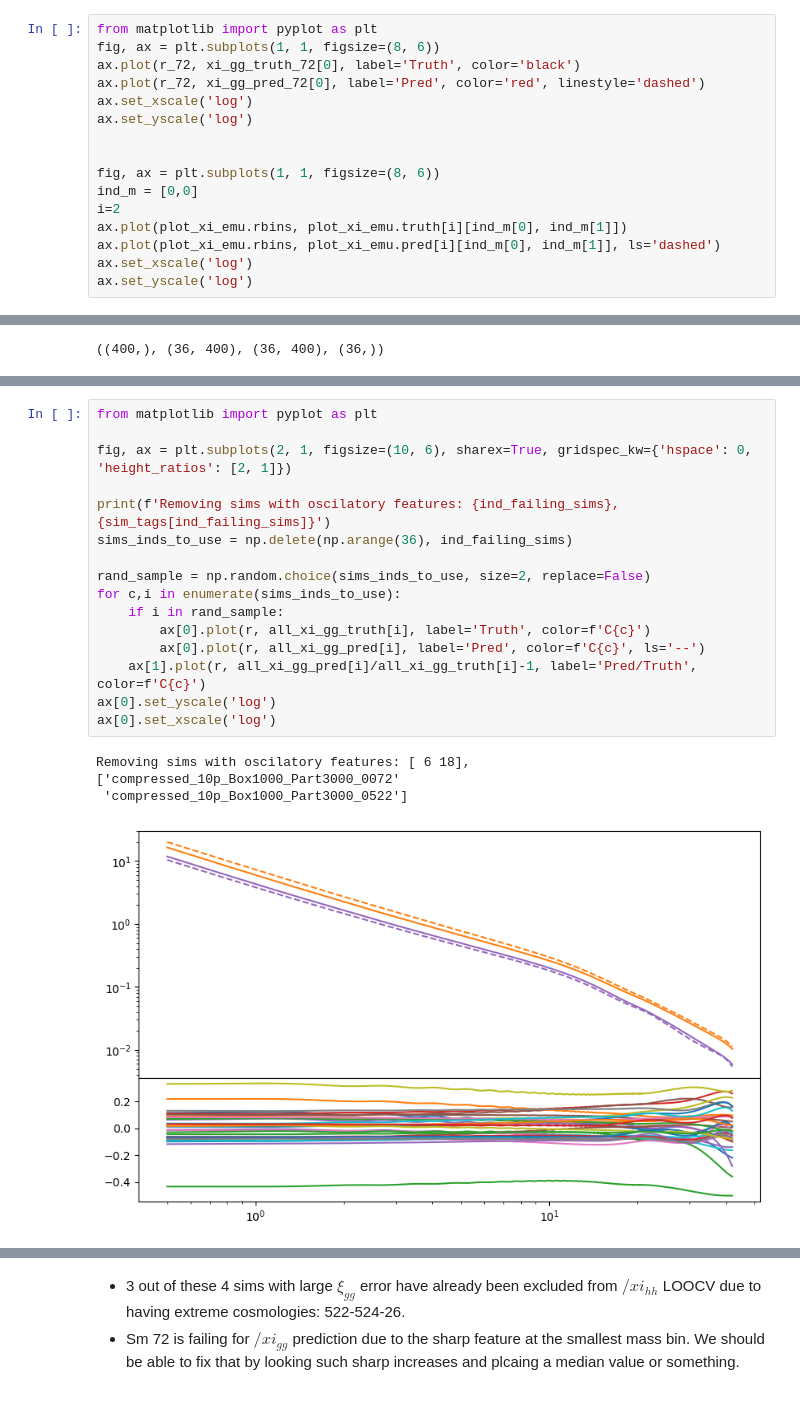
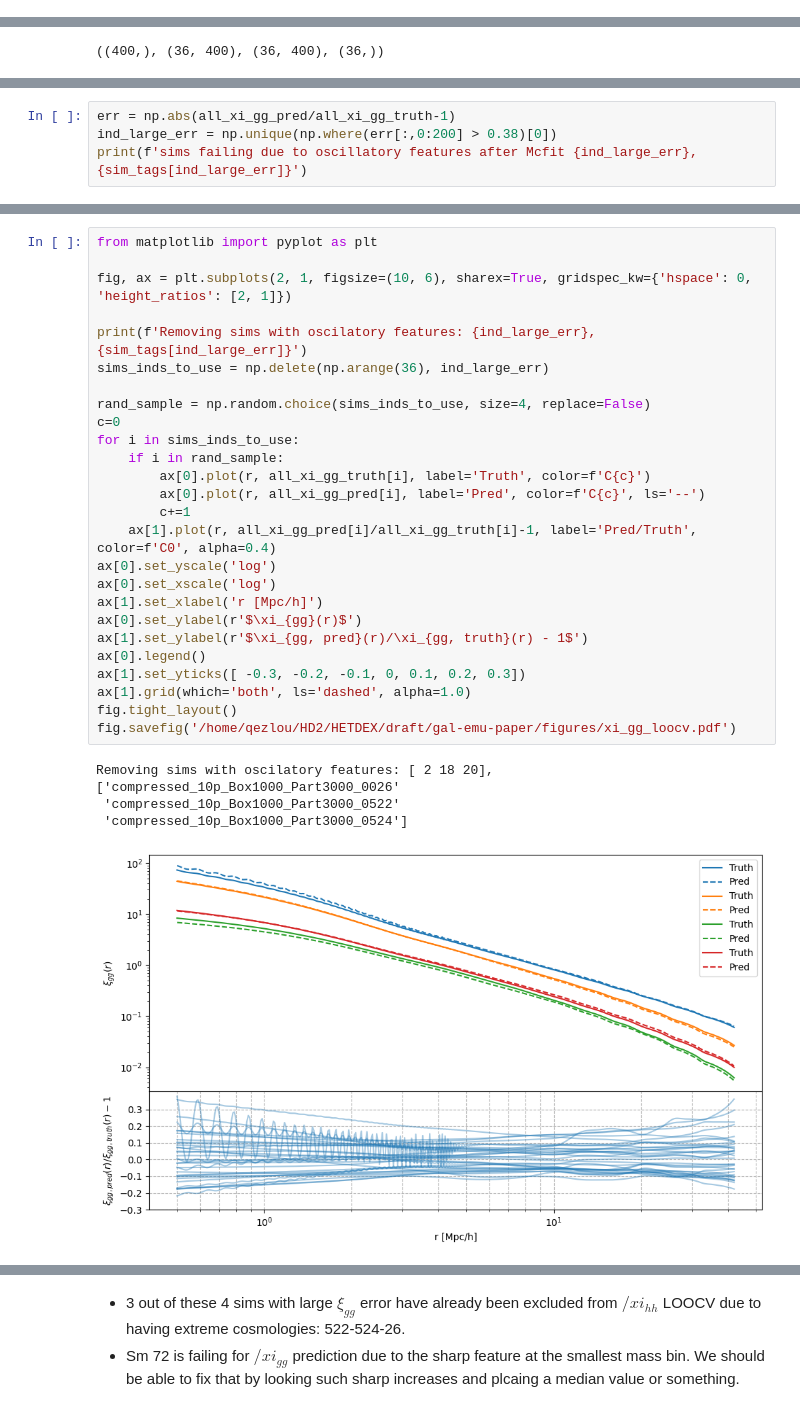
Before and after one commit to qezlou/Goku_ELG, a Jupyter notebook: emu/notebooks/xi_gg/for_paper_pca_w.ipynb, the cells around one changed output, grey strips where cells are left out. Drawn from its saved outputs; the diff is of its cells as text.

Commit message:
xi_gg LOCV after removing all cubic spline interpolations

```diff
--- a/emu/notebooks/xi_gg/for_paper_pca_w.ipynb
+++ b/emu/notebooks/xi_gg/for_paper_pca_w.ipynb
@@ -265,18 +270,2 @@ fig.tight_layout()
 # %% [markdown]
 - So the `FFTLog` is less accurate only on smaller scales r < 1.5 cMpc/h. Currently I don't trust the halo exclusion on those scales anyway.
-# %%
-from matplotlib import pyplot as plt
-fig, ax = plt.subplots(1, 1, figsize=(8, 6))
-ax.plot(r_72, xi_gg_truth_72[0], label='Truth', color='black')
-ax.plot(r_72, xi_gg_pred_72[0], label='Pred', color='red', linestyle='dashed')
-ax.set_xscale('log')
-ax.set_yscale('log')
-
-
-fig, ax = plt.subplots(1, 1, figsize=(8, 6))
-ind_m = [0,0]
-i=2
-ax.plot(plot_xi_emu.rbins, plot_xi_emu.truth[i][ind_m[0], ind_m[1]])
-ax.plot(plot_xi_emu.rbins, plot_xi_emu.pred[i][ind_m[0], ind_m[1]], ls='dashed')
-ax.set_xscale('log')
-ax.set_yscale('log')
@@ -327,0 +385,4 @@ sims failing due to oscillatory features after Mcfit [ 6 18], ['compressed_10p_B
+# %%
+err = np.abs(all_xi_gg_pred/all_xi_gg_truth-1)
+ind_large_err = np.unique(np.where(err[:,0:200] > 0.38)[0])
+print(f'sims failing due to oscillatory features after Mcfit {ind_large_err}, {sim_tags[ind_large_err]}')
@@ -328,20 +393,31 @@ sims failing due to oscillatory features after Mcfit [ 6 18], ['compressed_10p_B
 # %%
 from matplotlib import pyplot as plt
 
 fig, ax = plt.subplots(2, 1, figsize=(10, 6), sharex=True, gridspec_kw={'hspace': 0, 'height_ratios': [2, 1]})
 
-print(f'Removing sims with oscilatory features: {ind_failing_sims}, {sim_tags[ind_failing_sims]}')
-sims_inds_to_use = np.delete(np.arange(36), ind_failing_sims)
+print(f'Removing sims with oscilatory features: {ind_large_err}, {sim_tags[ind_large_err]}')
+sims_inds_to_use = np.delete(np.arange(36), ind_large_err)
 
-rand_sample = np.random.choice(sims_inds_to_use, size=2, replace=False)
-for c,i in enumerate(sims_inds_to_use):
+rand_sample = np.random.choice(sims_inds_to_use, size=4, replace=False)
+c=0
+for i in sims_inds_to_use:
     if i in rand_sample:
         ax[0].plot(r, all_xi_gg_truth[i], label='Truth', color=f'C{c}')
         ax[0].plot(r, all_xi_gg_pred[i], label='Pred', color=f'C{c}', ls='--')
-    ax[1].plot(r, all_xi_gg_pred[i]/all_xi_gg_truth[i]-1, label='Pred/Truth', color=f'C{c}')
+        c+=1
+    ax[1].plot(r, all_xi_gg_pred[i]/all_xi_gg_truth[i]-1, label='Pred/Truth', color=f'C0', alpha=0.4)
 ax[0].set_yscale('log')
 ax[0].set_xscale('log')
+ax[1].set_xlabel('r [Mpc/h]')
+ax[0].set_ylabel(r'$\xi_{gg}(r)$')
+ax[1].set_ylabel(r'$\xi_{gg, pred}(r)/\xi_{gg, truth}(r) - 1$')
+ax[0].legend()
+ax[1].set_yticks([ -0.3, -0.2, -0.1, 0, 0.1, 0.2, 0.3])
+ax[1].grid(which='both', ls='dashed', alpha=1.0)
+fig.tight_layout()
+fig.savefig('/home/qezlou/HD2/HETDEX/draft/gal-emu-paper/figures/xi_gg_loocv.pdf')
 # %% [output]
-Removing sims with oscilatory features: [ 6 18], ['compressed_10p_Box1000_Part3000_0072'
- 'compressed_10p_Box1000_Part3000_0522']
+Removing sims with oscilatory features: [ 2 18 20], ['compressed_10p_Box1000_Part3000_0026'
+ 'compressed_10p_Box1000_Part3000_0522'
+ 'compressed_10p_Box1000_Part3000_0524']
-[figure, old version]
+[figure, new version]
```
Also changed, not shown: parts of 22 cells of this notebook, 1 other file.
